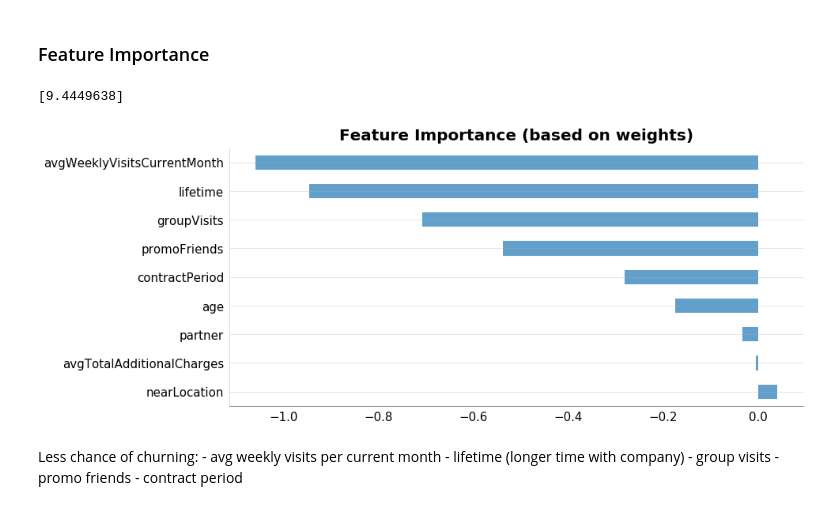
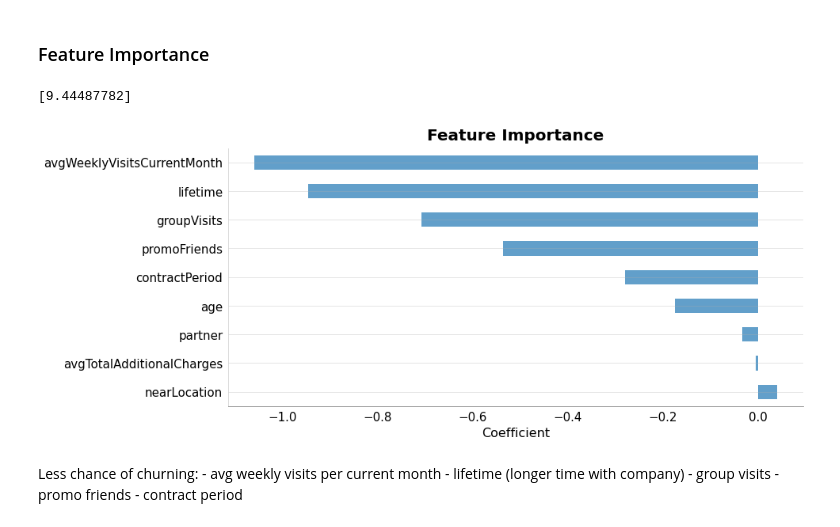
Before and after one commit to dannygarcia193/machineLearningProject, a Jupyter notebook: machineLearningProject_Practicum.ipynb, the cells around one changed output. Saved outputs shown, nothing was run; the diff lists cells and outputs as text; code cells hidden in the pictures.

```diff
--- a/machineLearningProject_Practicum.ipynb
+++ b/machineLearningProject_Practicum.ipynb
@@ -631,20 +632,21 @@ Confusion matrix, without normalization
 # %%
 # print y intercept
 print(final_model.intercept_)
 # creating a DataFrame with feature names and importance
 fi_df = pd.DataFrame(data={
     'feature': X.columns,
     'importance': final_model.coef_[0]
 }).sort_values('importance', ascending=False)
 
 # horizontal bar chart
 ax = fi_df.plot.barh(figsize=(13, 6), alpha=.7, legend=False)
 ax.set_yticklabels([i for i in fi_df['feature'].values])
-modifyChart(ax, 'Feature Importance (based on weights)', 15, titleSize=20)
+modifyChart(ax, 'Feature Importance', 15, titleSize=20)
+plt.xlabel("Coefficient")
 plt.show()
 # %% [output]
-[9.4449638]
+[9.44487782]
-[figure, old version]
+[figure, new version]
 # %% [markdown]
 Less chance of churning:
     - avg weekly visits per current month
```
Also changed, not shown: parts of 6 cells of this notebook.
